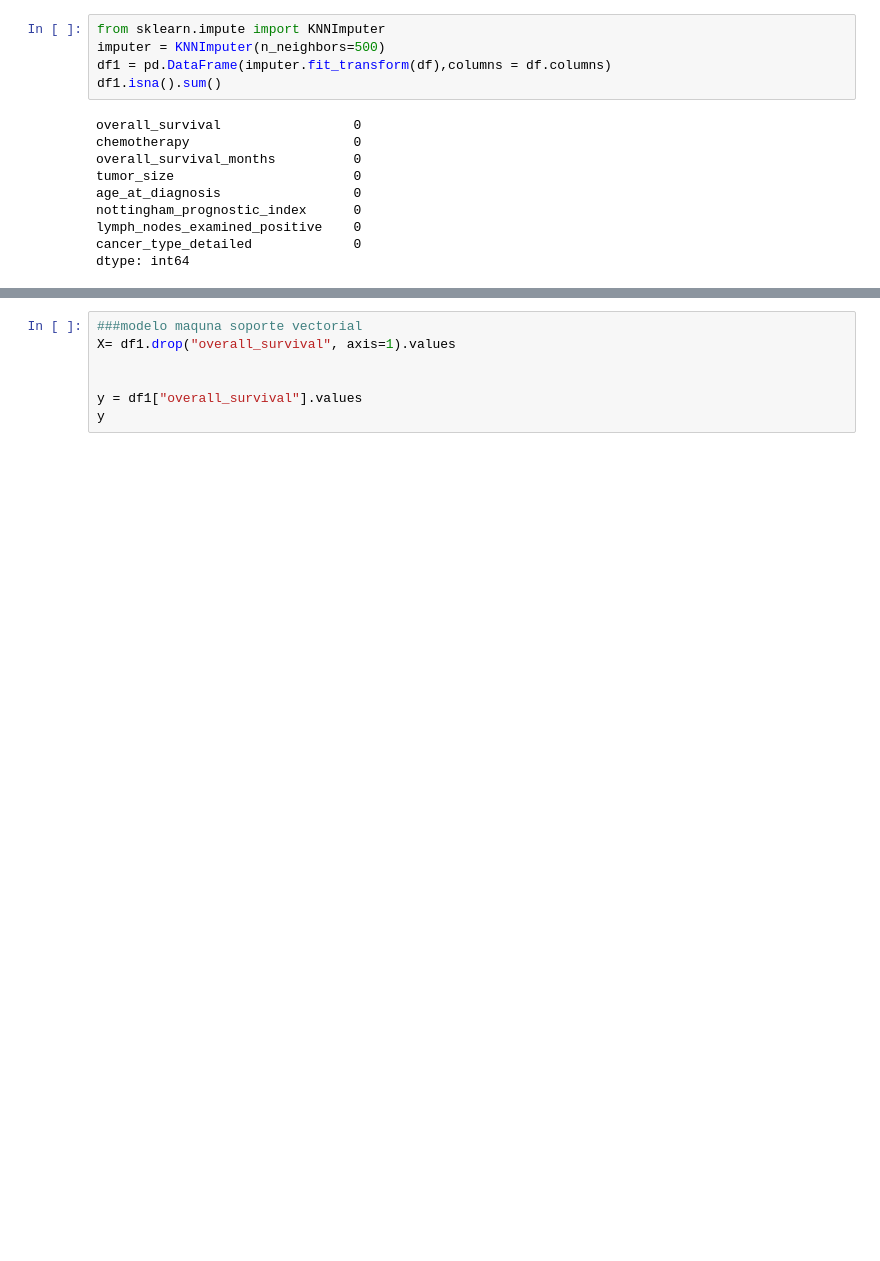
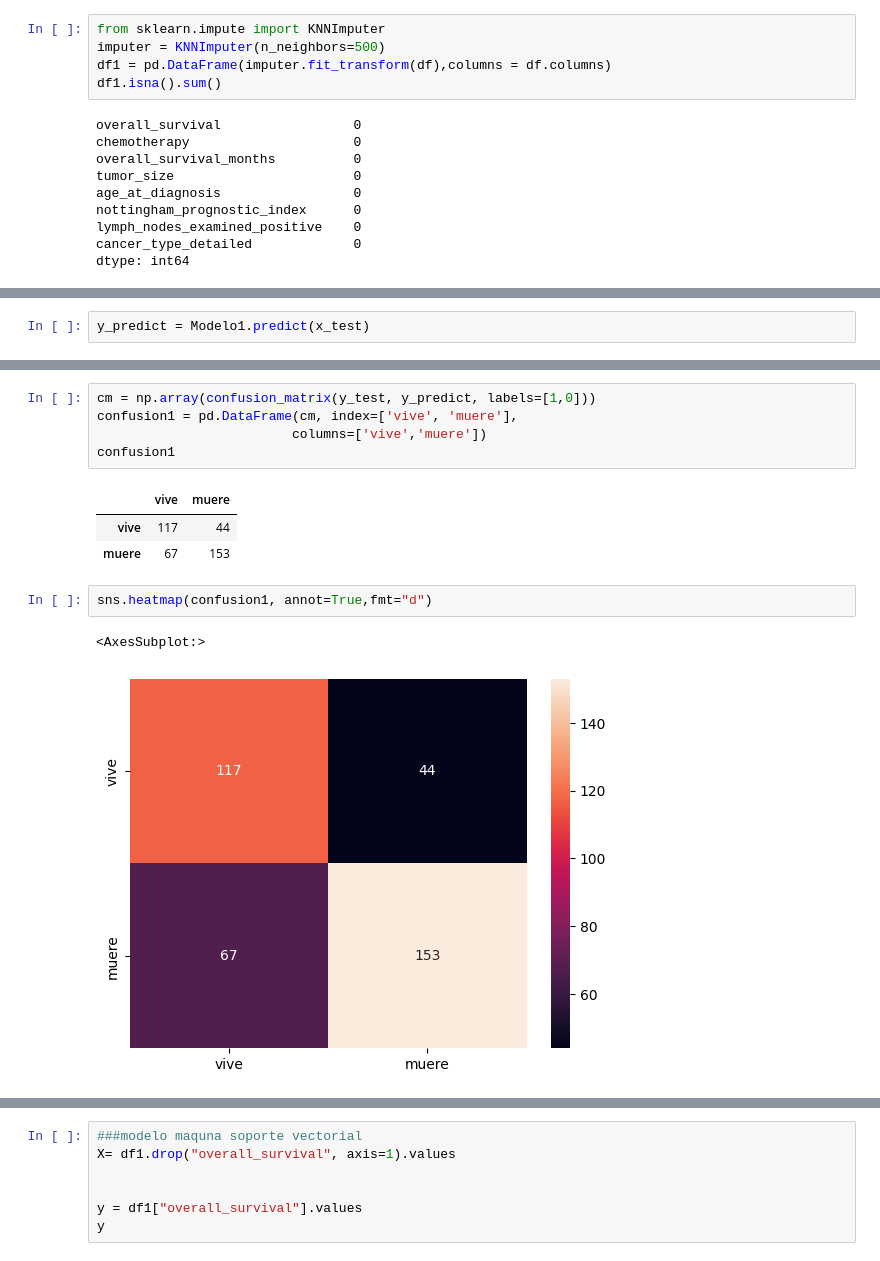
Before and after one commit to diazgaby/MachineLearning_Pregrado, a Jupyter notebook: comp.ipynb, the cells around one changed output, grey strips where cells are left out. Saved outputs shown, nothing was run; the diff lists cells and outputs as text; blank space fills up the shorter version.

```diff
--- a/comp.ipynb
+++ b/comp.ipynb
@@ -276,0 +344,2 @@ Text(0, 0.5, 'cantidad de datos')
+# %%
+y_predict = Modelo1.predict(x_test)
@@ -276,0 +397,14 @@ Text(0, 0.5, 'cantidad de datos')
+# %%
+cm = np.array(confusion_matrix(y_test, y_predict, labels=[1,0]))
+confusion1 = pd.DataFrame(cm, index=['vive', 'muere'],
+                         columns=['vive','muere'])
+confusion1
+# %% [output]
+|  | vive | muere |
+| vive | 117 | 44 |
+| muere | 67 | 153 |
+# %%
+sns.heatmap(confusion1, annot=True,fmt="d")
+# %% [output]
+<AxesSubplot:>
+[figure, added]
```
Also changed, not shown: parts of 33 cells of this notebook.
